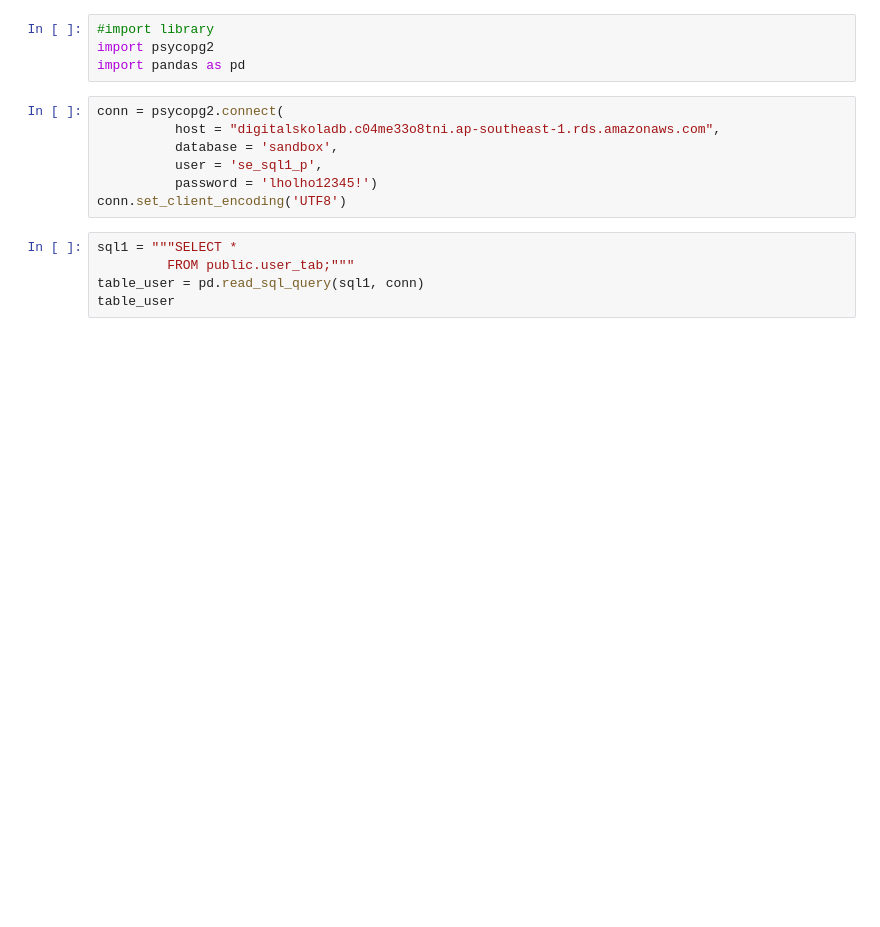
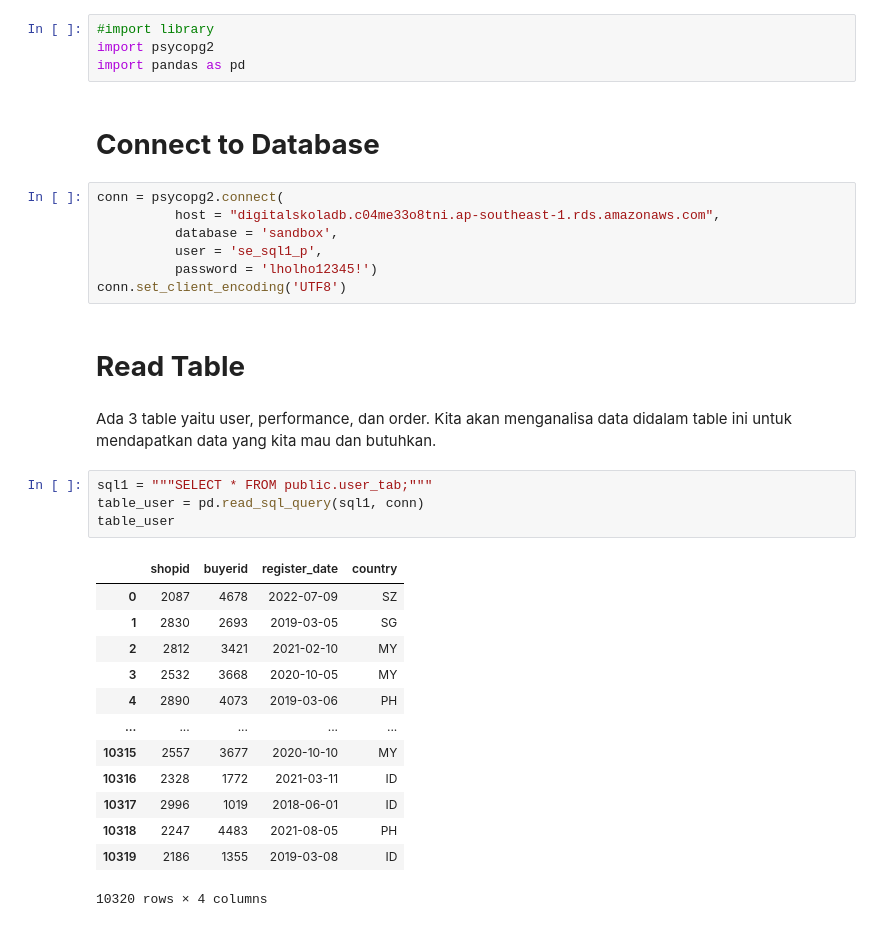
Before and after one commit to frfusch21/Praktek_Git_SQL, a Jupyter notebook: SQL_&_Python_Introduction.ipynb, the cells around one changed output. Cells and saved outputs as stored; diff of their text form; blank space fills up the shorter version.

```diff
--- a/SQL_&_Python_Introduction.ipynb
+++ b/SQL_&_Python_Introduction.ipynb
@@ -26,6 +26,8 @@ Import Library psycopg2 dan pandas.
 #import library
 import psycopg2
 import pandas as pd
+# %% [markdown]
+# **Connect to Database**
 # %%
 conn = psycopg2.connect(
           host = "digitalskoladb.c04me33o8tni.ap-southeast-1.rds.amazonaws.com",
@@ -33,8 +35,25 @@ conn = psycopg2.connect(
           user = 'se_sql1_p',
           password = 'lholho12345!')
 conn.set_client_encoding('UTF8')
+# %% [markdown]
+# **Read Table**
+# %% [markdown]
+Ada 3 table yaitu user, performance, dan order. Kita akan menganalisa data didalam table ini untuk mendapatkan data yang kita mau dan butuhkan.
 # %%
-sql1 = """SELECT *
-         FROM public.user_tab;"""
+sql1 = """SELECT * FROM public.user_tab;"""
 table_user = pd.read_sql_query(sql1, conn)
 table_user
+# %% [output]
+|  | shopid | buyerid | register_date | country |
+| 0 | 2087 | 4678 | 2022-07-09 | SZ |
+| 1 | 2830 | 2693 | 2019-03-05 | SG |
+| 2 | 2812 | 3421 | 2021-02-10 | MY |
+| 3 | 2532 | 3668 | 2020-10-05 | MY |
+| 4 | 2890 | 4073 | 2019-03-06 | PH |
+| ... | ... | ... | ... | ... |
+| 10315 | 2557 | 3677 | 2020-10-10 | MY |
+| 10316 | 2328 | 1772 | 2021-03-11 | ID |
+| 10317 | 2996 | 1019 | 2018-06-01 | ID |
+| 10318 | 2247 | 4483 | 2021-08-05 | PH |
+| 10319 | 2186 | 1355 | 2019-03-08 | ID |
+10320 rows × 4 columns
```
Also changed, not shown: parts of 17 cells of this notebook.
